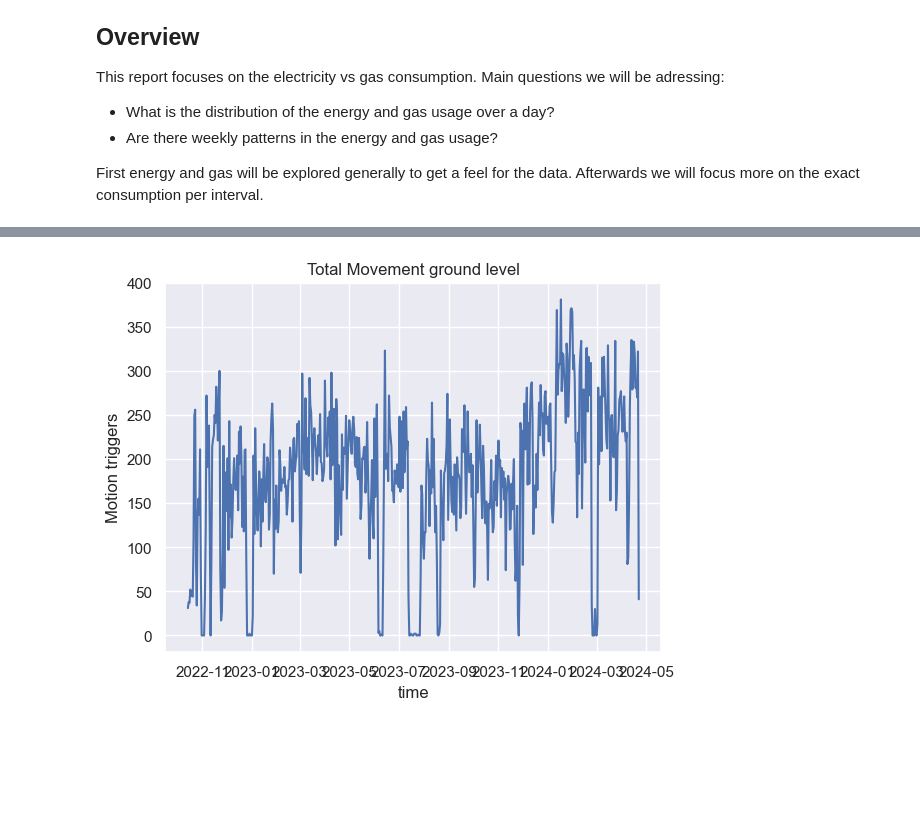
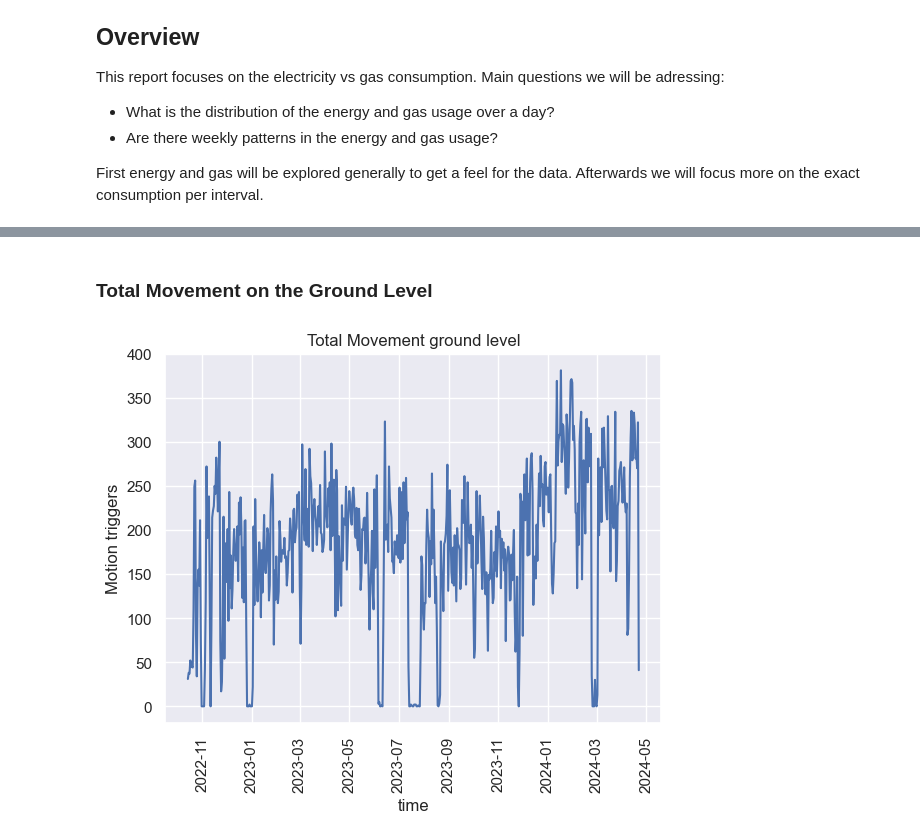
Before and after one commit to Yufanggg/Smart-House, a Jupyter notebook: report_electricity_usage.ipynb, the cells around one changed output, grey strips where cells are left out. Saved outputs shown, nothing was run; the diff lists cells and outputs as text; code cells hidden in the pictures; blank space fills up the shorter version.

```diff
--- a/report_electricity_usage.ipynb
+++ b/report_electricity_usage.ipynb
@@ -36,5 +36,3 @@ The dip in 2023 is interesting. Lets see in the context of one year how differen
 # %%
-from report_electricity_usage import ReportElcUsage
-report = ReportElcUsage()
 report.figure2()
 # %% [output]
@@ -78,30 +70,6 @@ df.head(30)
+# %% [markdown]
+### Total Movement on the Ground Level
 # %%
-from models import SmartThingsGround
-from home_messages_db import HomeMessagesDB
-from functions import df_timestamp_index
-import pandas as pd
-import seaborn as sns
-import matplotlib.pyplot as plt
-from sqlalchemy import and_
-
-MyDB = HomeMessagesDB('sqlite:///db/pythondqlite.db')
-
-df = MyDB.read_model_df(SmartThingsGround,  SmartThingsGround.attribute == "motion")
-df = df_timestamp_index(df)
-df = df[[ 'value']]
-
-with pd.option_context("future.no_silent_downcasting", True):
-    df = df.replace(to_replace='active', value=1)
-    df = df.replace(to_replace='inactive', value=0)
-
-df = df.resample('D').sum()
-
-sns.set_theme(style="darkgrid")
-# convert to wide format
-
-sns.lineplot(x='time',y='value', data=df)
-plt.ylabel('Motion triggers')
-plt.title('Total Movement ground level')
-plt.show()
+report.motion()
 # %% [output]
-[figure, old version]
+[figure, new version]
```
Also changed, not shown: parts of 9 cells of this notebook.
